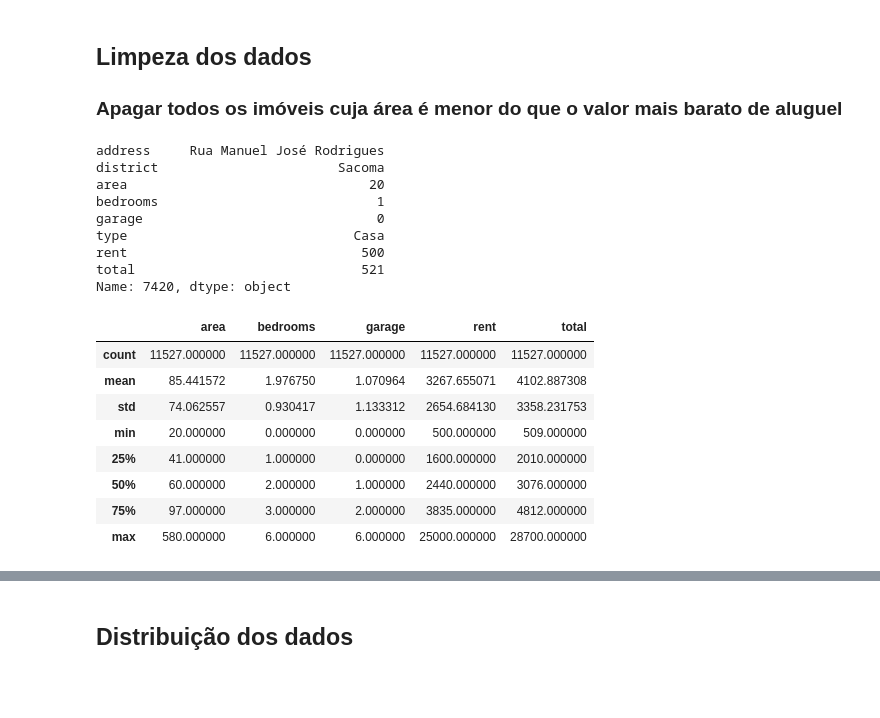
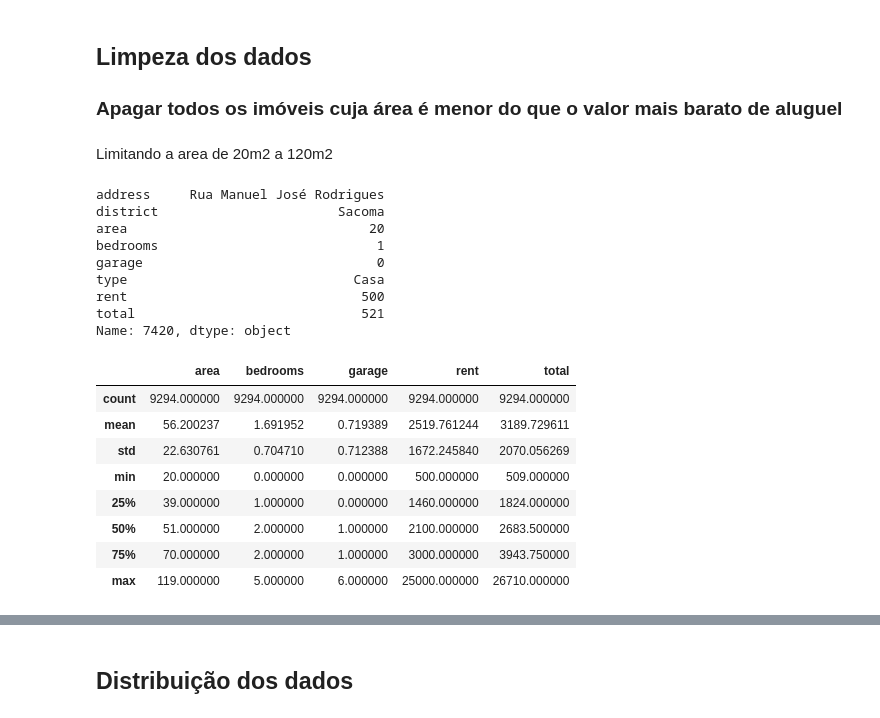
Before and after one commit to csampaio2/imoveis-sp-prediction, a Jupyter notebook: trabalho_final_imoveis_aluguel.ipynb, the cells around one changed output, grey strips where cells are left out. Drawn from its saved outputs; the diff is of its cells as text; code cells hidden in the pictures; blank space fills up the shorter version.

```diff
--- a/trabalho_final_imoveis_aluguel.ipynb
+++ b/trabalho_final_imoveis_aluguel.ipynb
@@ -103,26 +103,29 @@ df_imoveis[df_imoveis.rent == 500]
 # %% [markdown]
 ## Limpeza dos dados
 ### Apagar todos os imóveis cuja área é menor do que o valor mais barato de aluguel
+# %% [markdown]
+Limitando a area de 20m2 a 120m2
 # %%
 print(df_imoveis.iloc[7420])
 df_imoveis = df_imoveis[df_imoveis.area >= 20]
+df_imoveis = df_imoveis[df_imoveis.area < 120]
 df_imoveis.describe()
 # %% [output]
 address     Rua Manuel José Rodrigues
 district                       Sacoma
 area                               20
 bedrooms                            1
 garage                              0
 type                             Casa
 rent                              500
 total                             521
 Name: 7420, dtype: object
 |  | area | bedrooms | garage | rent | total |
-| count | 11527.000000 | 11527.000000 | 11527.000000 | 11527.000000 | 11527.000000 |
-| mean | 85.441572 | 1.976750 | 1.070964 | 3267.655071 | 4102.887308 |
-| std | 74.062557 | 0.930417 | 1.133312 | 2654.684130 | 3358.231753 |
+| count | 9294.000000 | 9294.000000 | 9294.000000 | 9294.000000 | 9294.000000 |
+| mean | 56.200237 | 1.691952 | 0.719389 | 2519.761244 | 3189.729611 |
+| std | 22.630761 | 0.704710 | 0.712388 | 1672.245840 | 2070.056269 |
 | min | 20.000000 | 0.000000 | 0.000000 | 500.000000 | 509.000000 |
-| 25% | 41.000000 | 1.000000 | 0.000000 | 1600.000000 | 2010.000000 |
-| 50% | 60.000000 | 2.000000 | 1.000000 | 2440.000000 | 3076.000000 |
-| 75% | 97.000000 | 3.000000 | 2.000000 | 3835.000000 | 4812.000000 |
-| max | 580.000000 | 6.000000 | 6.000000 | 25000.000000 | 28700.000000 |
+| 25% | 39.000000 | 1.000000 | 0.000000 | 1460.000000 | 1824.000000 |
+| 50% | 51.000000 | 2.000000 | 1.000000 | 2100.000000 | 2683.500000 |
+| 75% | 70.000000 | 2.000000 | 1.000000 | 3000.000000 | 3943.750000 |
+| max | 119.000000 | 5.000000 | 6.000000 | 25000.000000 | 26710.000000 |
```
Also changed, not shown: parts of 25 cells of this notebook, 1 other file.
